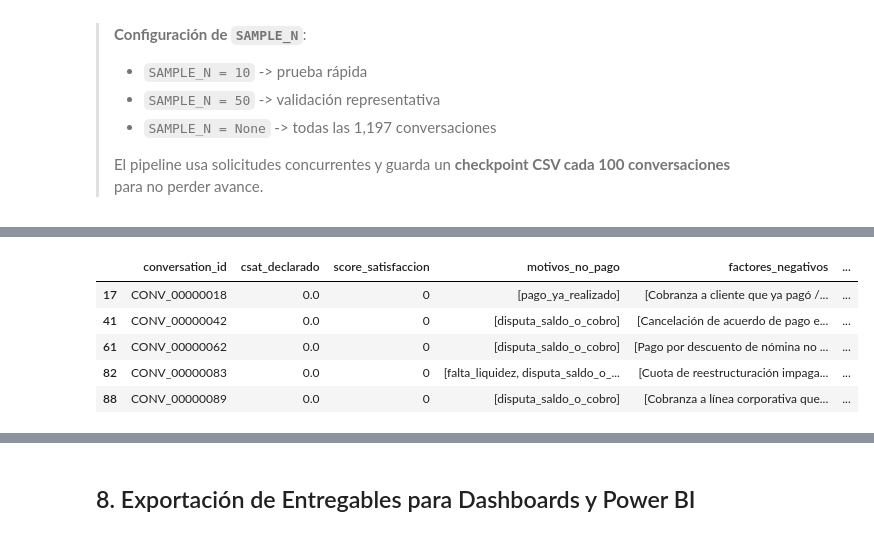
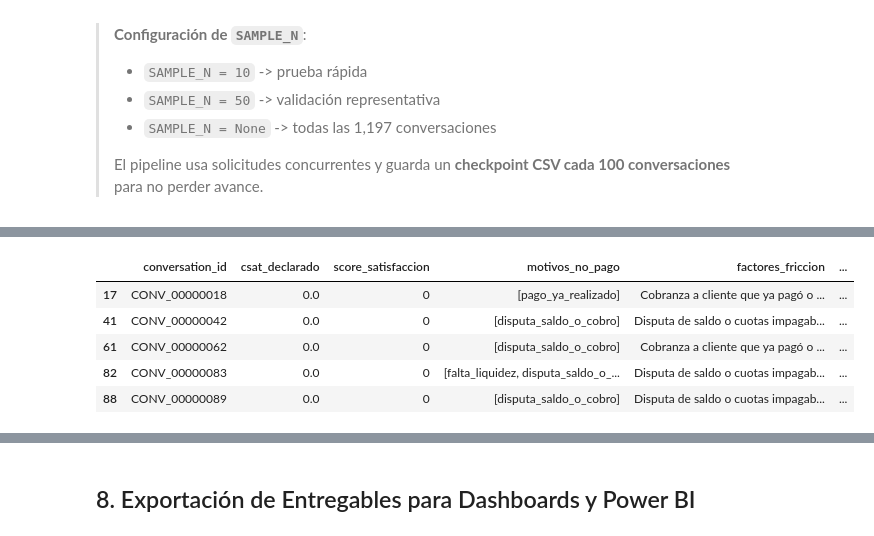
Before and after one commit to lilchompi/Proyecto-Voice-of-Customer-VoC-NLP-IA-Generativa-y-Anal-tica-Conversacional, a Jupyter notebook: Prueba_Tecnica_VoC_NLP_IA_Generativa.ipynb, the cells around one changed output, grey strips where cells are left out. Drawn from its saved outputs; the diff is of its cells as text; code cells hidden in the pictures.

```diff
--- a/Prueba_Tecnica_VoC_NLP_IA_Generativa.ipynb
+++ b/Prueba_Tecnica_VoC_NLP_IA_Generativa.ipynb
@@ -802,45 +796,49 @@ Cada conversación analizada por el modelo de lenguaje (LLM) genera un objeto JS
 # %%
-worst5 = conv.sort_values(by=["csat_declarado", "score_satisfaccion"], ascending=[True, True]).head(5).copy()
+# ─── RANKING 1: PEORES SEGÚN CSAT OBSERVADO (ENCUESTA REAL 1 A 7) ────────────
+worst5_declarado = conv[conv['csat_declarado'].notna()].sort_values(
+    by=['csat_declarado', 'score_satisfaccion'], ascending=[True, True]
+).head(5).copy()
+worst5_declarado['tipo_ranking'] = 'CSAT Observado (Encuesta 1-7)'
 
-def analizar_factores_negativos(row):
+# ─── RANKING 2: PEORES SEGÚN SCORE ESTIMADO POR IA (0 A 100) ─────────────────
+worst5_estimado = conv.sort_values(
+    by=['score_satisfaccion', 'total_mensajes'], ascending=[True, False]
+).head(5).copy()
+worst5_estimado['tipo_ranking'] = 'Score Estimado IA (0-100)'
+
+def analizar_factores_y_recs(row):
     factors = []
-    cid = row["conversation_id"]
-    if cid == "CONV_00000018":
-        factors.append("Cobranza a cliente que ya pagó / Negativa del gestor a revisar pagos")
-        factors.append("Rigidez en filtro de seguridad cuando cliente no tiene datos a la mano")
-    elif cid == "CONV_00000042":
-        factors.append("Cancelación de acuerdo de pago en junio sin notificación al cliente")
-        factors.append("Evasión del gestor cerrando el chat para 'evitar información duplicada'")
-    elif cid == "CONV_00000062":
-        factors.append("Pago por descuento de nómina no reflejado en el sistema")
-        factors.append("Rebote infinito entre Servicio al Cliente y canal de WhatsApp")
-    elif cid == "CONV_00000089":
-        factors.append("Cobranza a línea corporativa que no es deudora ni titular")
-        factors.append("Exigencia de cédula/correo a recepcionista de empresa no deudora")
-    elif cid == "CONV_00000083":
-        factors.append("Cuota de reestructuración impagable con salto a $4M en última cuota")
-        factors.append("Promesa HSM incumplida de brindar asesoría adaptable")
-    else:
-        factors.append("Fricción de atención / Cierre sin acuerdo")
-    return factors
+    recs = []
+    cid = row['conversation_id']
+    motivos_str = str(row.get('motivos_no_pago', ''))
 
-def generar_recomendaciones_mejora(factors):
-    recs = []
-    for f in factors:
-        if "ya pagó" in f or "nómina" in f:
-            recs.append("Integrar validación automática de pagos PSE/nómina en tiempo real.")
-        elif "acuerdo de pago" in f or "Evasión" in f:
-            recs.append("Alertas en CRM de trámites vigentes para prohibir cierre prematuro de chat.")
-        elif "línea corporativa" in f:
-            recs.append("Protocolo de desvinculación de líneas corporativas tras validación fallida.")
-        elif "impagable" in f or "HSM" in f:
-            recs.append("Eliminar cuotas balón impagables y alinear HSM a facultades reales del gestor.")
-        else:
-            recs.append("Copiloto RAG para fraccionamiento adaptable.")
-    return recs
+    if 'pago_ya_realizado' in motivos_str or cid in ['CONV_00000018', 'CONV_00000062']:
+        factors.append('Cobranza a cliente que ya pagó o con descuento de nómina no reflejado.')
+        recs.append('Integrar consulta contable en tiempo real y pausar cobranza ante aviso de pago.')
+    if 'disputa' in motivos_str or cid in ['CONV_00000042', 'CONV_00000083']:
+        factors.append('Disputa de saldo o cuotas impagables sin protocolo de aclaración.')
+        recs.append('Suspender cobro 72h y transferir con radicado único a Mesa de Reclamos.')
+    if cid == 'CONV_00000089':
+        factors.append('Cobro a línea corporativa que no es deudora ni titular (falla de Habeas Data).')
+        recs.append('Depurar bases de contacto y validar identidad antes de remitir saldo moroso.')
+    if not factors:
+        factors.append('Fricción operativa severa y cierre sin acuerdo.')
+        recs.append('Sugerir alternativas viables de fraccionamiento mediante Copiloto RAG.')
 
-worst5["factores_negativos"] = worst5.apply(analizar_factores_negativos, axis=1)
-worst5["recomendaciones"] = worst5["factores_negativos"].apply(generar_recomendaciones_mejora)
+    return ' | '.join(factors), ' | '.join(recs)
 
-worst5[["conversation_id", "csat_declarado", "score_satisfaccion", "motivos_no_pago", "factores_negativos", "recomendaciones"]]
+worst5_declarado[['factores_friccion', 'recomendaciones_mejora']] = worst5_declarado.apply(
+    lambda r: pd.Series(analizar_factores_y_recs(r)), axis=1
+)
+
+print('=== TOP 5 PEORES CASOS SEGÚN CSAT OBSERVADO (ENCUESTA 1-7) ===')
+for _, r in worst5_declarado.iterrows():
+    print(f"ID: {r['conversation_id']} | CSAT: {r['csat_declarado']}/7 | Score: {r['score_satisfaccion']}/100 | Tono: {r.get('tono_cliente')}")
+    print(f"  Motivo: {r['motivos_no_pago']}")
+    print(f"  Fricción: {r['factores_friccion']}")
+    print(f"  Recomendación: {r['recomendaciones_mejora']}")
+    print(f"  Resumen: {str(r['resumen_conversacion'])[:130]}...")
+    print('-' * 80)
+
+worst5_declarado[['conversation_id', 'csat_declarado', 'score_satisfaccion', 'motivos_no_pago', 'factores_friccion', 'recomendaciones_mejora']]
 # %% [output]
@@ -847,9 +862,9 @@ worst5[["conversation_id", "csat_declarado", "score_satisfaccion", "motivos_no_p
-|  | conversation_id | csat_declarado | score_satisfaccion | motivos_no_pago | factores_negativos | ... |
-| 17 | CONV_00000018 | 0.0 | 0 | [pago_ya_realizado] | [Cobranza a cliente que ya pagó /... | ... |
-| 41 | CONV_00000042 | 0.0 | 0 | [disputa_saldo_o_cobro] | [Cancelación de acuerdo de pago e... | ... |
-| 61 | CONV_00000062 | 0.0 | 0 | [disputa_saldo_o_cobro] | [Pago por descuento de nómina no ... | ... |
-| 82 | CONV_00000083 | 0.0 | 0 | [falta_liquidez, disputa_saldo_o_... | [Cuota de reestructuración impaga... | ... |
-| 88 | CONV_00000089 | 0.0 | 0 | [disputa_saldo_o_cobro] | [Cobranza a línea corporativa que... | ... |
+|  | conversation_id | csat_declarado | score_satisfaccion | motivos_no_pago | factores_friccion | ... |
+| 17 | CONV_00000018 | 0.0 | 0 | [pago_ya_realizado] | Cobranza a cliente que ya pagó o ... | ... |
+| 41 | CONV_00000042 | 0.0 | 0 | [disputa_saldo_o_cobro] | Disputa de saldo o cuotas impagab... | ... |
+| 61 | CONV_00000062 | 0.0 | 0 | [disputa_saldo_o_cobro] | Cobranza a cliente que ya pagó o ... | ... |
+| 82 | CONV_00000083 | 0.0 | 0 | [falta_liquidez, disputa_saldo_o_... | Disputa de saldo o cuotas impagab... | ... |
+| 88 | CONV_00000089 | 0.0 | 0 | [disputa_saldo_o_cobro] | Disputa de saldo o cuotas impagab... | ... |
 # %% [markdown]
 ## 7. Propuesta Arquitectónica RAG para Estandarizar Respuestas
 
```
Also changed, not shown: parts of 14 cells of this notebook, 19 other files.
